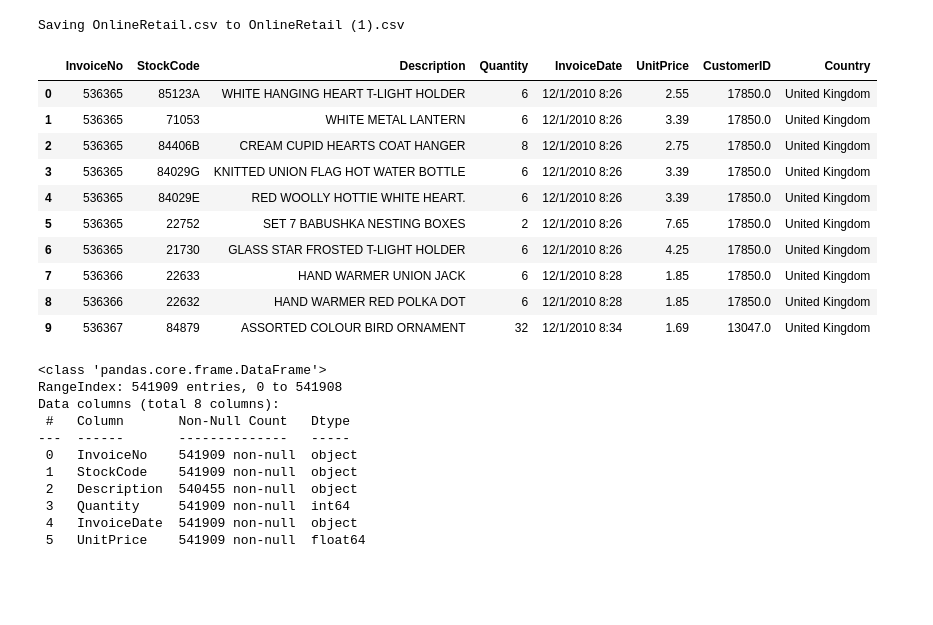
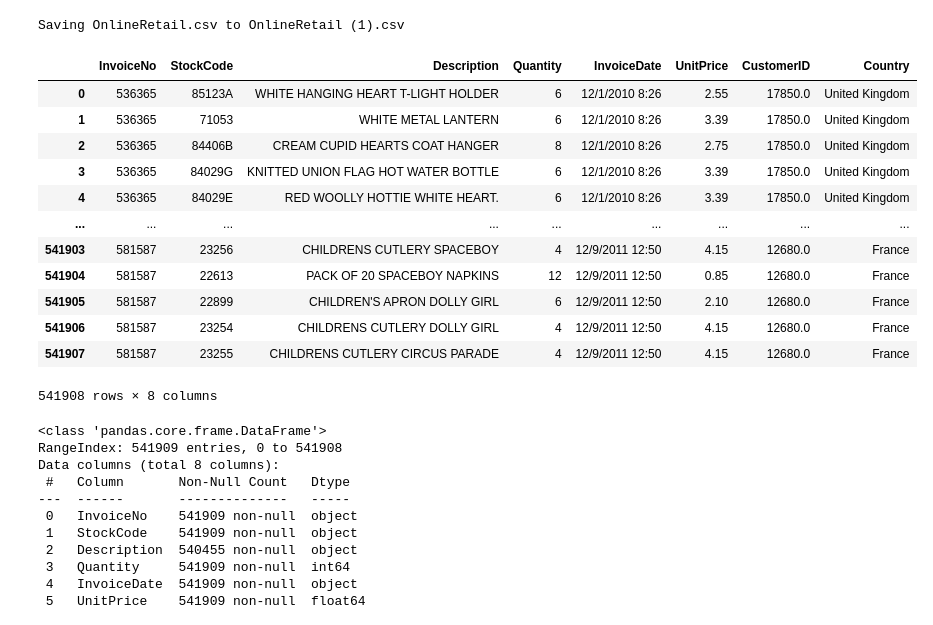
Before and after one commit to Sciform/sciform-hwz-ai-in-controlling, a Jupyter notebook: Data_Exploration_Student_Version.ipynb, the cells around one changed output. Drawn from its saved outputs; the diff is of its cells as text; code cells hidden in the pictures; blank space fills up the shorter version.

```diff
--- a/Data_Exploration_Student_Version.ipynb
+++ b/Data_Exploration_Student_Version.ipynb
@@ -27,19 +27,21 @@ import io
 tx_data = pd.read_csv(io.BytesIO(retail_data_file['OnlineRetail.csv']), encoding = "ISO-8859-1")
 # %%
 # print the first n=10 rows in the data
-tx_data.head(10)
+tx_data.head(-1)
 # %% [output]
 |  | InvoiceNo | StockCode | Description | Quantity | InvoiceDate | UnitPrice | CustomerID | Country |
 | 0 | 536365 | 85123A | WHITE HANGING HEART T-LIGHT HOLDER | 6 | 12/1/2010 8:26 | 2.55 | 17850.0 | United Kingdom |
 | 1 | 536365 | 71053 | WHITE METAL LANTERN | 6 | 12/1/2010 8:26 | 3.39 | 17850.0 | United Kingdom |
 | 2 | 536365 | 84406B | CREAM CUPID HEARTS COAT HANGER | 8 | 12/1/2010 8:26 | 2.75 | 17850.0 | United Kingdom |
 | 3 | 536365 | 84029G | KNITTED UNION FLAG HOT WATER BOTTLE | 6 | 12/1/2010 8:26 | 3.39 | 17850.0 | United Kingdom |
 | 4 | 536365 | 84029E | RED WOOLLY HOTTIE WHITE HEART. | 6 | 12/1/2010 8:26 | 3.39 | 17850.0 | United Kingdom |
-| 5 | 536365 | 22752 | SET 7 BABUSHKA NESTING BOXES | 2 | 12/1/2010 8:26 | 7.65 | 17850.0 | United Kingdom |
-| 6 | 536365 | 21730 | GLASS STAR FROSTED T-LIGHT HOLDER | 6 | 12/1/2010 8:26 | 4.25 | 17850.0 | United Kingdom |
-| 7 | 536366 | 22633 | HAND WARMER UNION JACK | 6 | 12/1/2010 8:28 | 1.85 | 17850.0 | United Kingdom |
-| 8 | 536366 | 22632 | HAND WARMER RED POLKA DOT | 6 | 12/1/2010 8:28 | 1.85 | 17850.0 | United Kingdom |
-| 9 | 536367 | 84879 | ASSORTED COLOUR BIRD ORNAMENT | 32 | 12/1/2010 8:34 | 1.69 | 13047.0 | United Kingdom |
+| ... | ... | ... | ... | ... | ... | ... | ... | ... |
+| 541903 | 581587 | 23256 | CHILDRENS CUTLERY SPACEBOY | 4 | 12/9/2011 12:50 | 4.15 | 12680.0 | France |
+| 541904 | 581587 | 22613 | PACK OF 20 SPACEBOY NAPKINS | 12 | 12/9/2011 12:50 | 0.85 | 12680.0 | France |
+| 541905 | 581587 | 22899 | CHILDREN'S APRON DOLLY GIRL | 6 | 12/9/2011 12:50 | 2.10 | 12680.0 | France |
+| 541906 | 581587 | 23254 | CHILDRENS CUTLERY DOLLY GIRL | 4 | 12/9/2011 12:50 | 4.15 | 12680.0 | France |
+| 541907 | 581587 | 23255 | CHILDRENS CUTLERY CIRCUS PARADE | 4 | 12/9/2011 12:50 | 4.15 | 12680.0 | France |
+541908 rows × 8 columns
 # %%
 tx_data.info()
 # %% [output]
```
Also changed, not shown: parts of 55 cells of this notebook.
